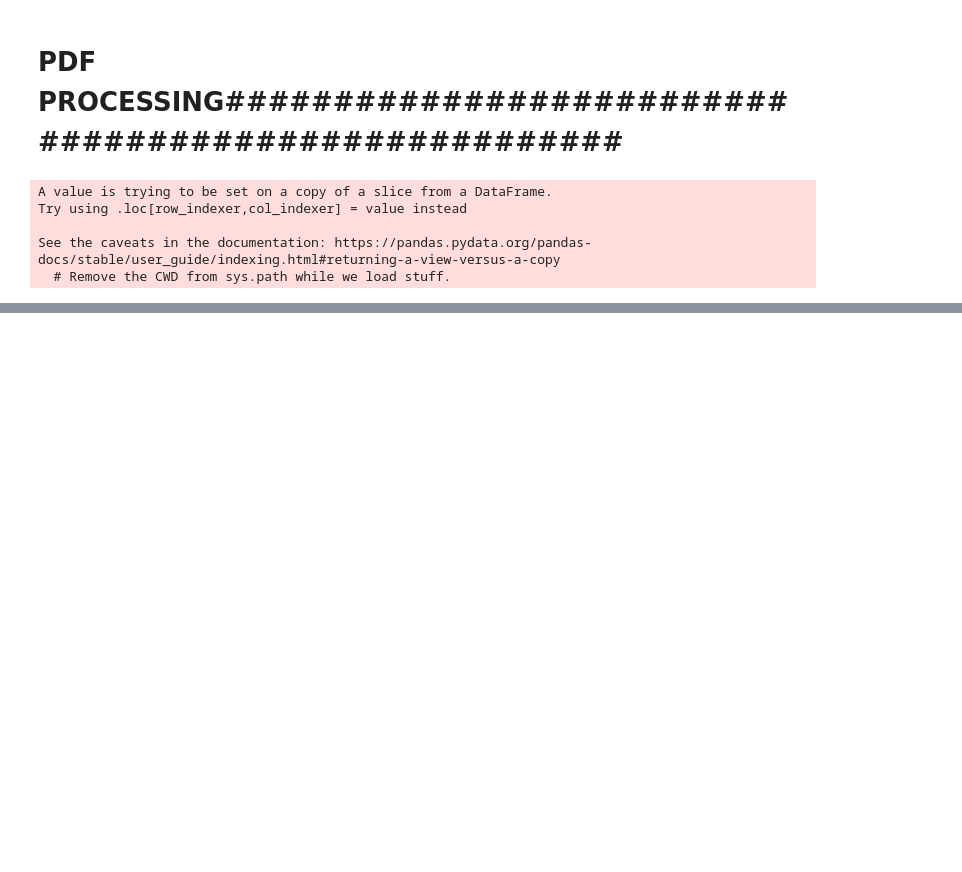
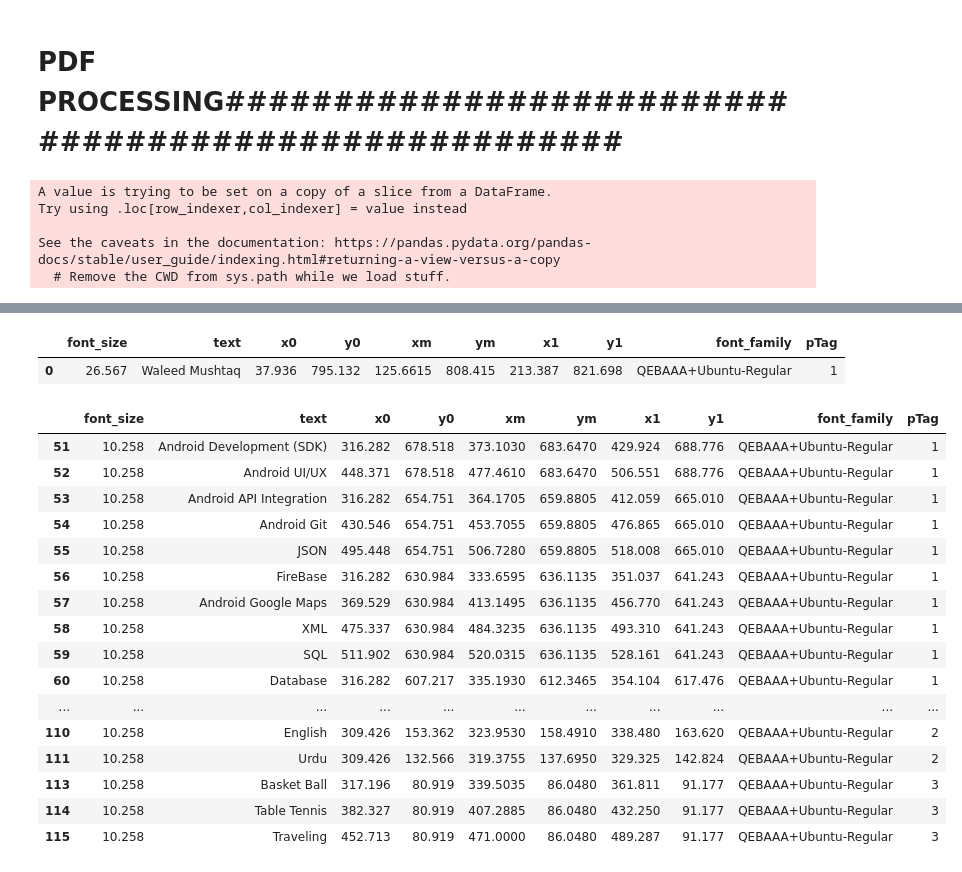
Before and after one commit to strikerhac/pdf_parser, a Jupyter notebook: pdf_parser.ipynb, the cells around one changed output, grey strips where cells are left out. Cells and saved outputs as stored; diff of their text form; code cells hidden in the pictures; blank space fills up the shorter version.

```diff
--- a/pdf_parser.ipynb
+++ b/pdf_parser.ipynb
@@ -289,0 +328,29 @@ paragraphs[0][1]
+# %%
+df = paragraphs[5][1]#.iloc[[0]]
+s
+for e, g in df.groupby(['pTag']):
+    s=g
+s
+# %% [output]
+|  | font_size | text | x0 | y0 | xm | ym | x1 | y1 | font_family | pTag |
+| 0 | 26.567 | Waleed Mushtaq | 37.936 | 795.132 | 125.6615 | 808.415 | 213.387 | 821.698 | QEBAAA+Ubuntu-Regular | 1 |
+# %%
+paragraphs[0][2]
+# %% [output]
+|  | font_size | text | x0 | y0 | xm | ym | x1 | y1 | font_family | pTag |
+| 51 | 10.258 | Android Development (SDK) | 316.282 | 678.518 | 373.1030 | 683.6470 | 429.924 | 688.776 | QEBAAA+Ubuntu-Regular | 1 |
+| 52 | 10.258 | Android UI/UX | 448.371 | 678.518 | 477.4610 | 683.6470 | 506.551 | 688.776 | QEBAAA+Ubuntu-Regular | 1 |
+| 53 | 10.258 | Android API Integration | 316.282 | 654.751 | 364.1705 | 659.8805 | 412.059 | 665.010 | QEBAAA+Ubuntu-Regular | 1 |
+| 54 | 10.258 | Android Git | 430.546 | 654.751 | 453.7055 | 659.8805 | 476.865 | 665.010 | QEBAAA+Ubuntu-Regular | 1 |
+| 55 | 10.258 | JSON | 495.448 | 654.751 | 506.7280 | 659.8805 | 518.008 | 665.010 | QEBAAA+Ubuntu-Regular | 1 |
+| 56 | 10.258 | FireBase | 316.282 | 630.984 | 333.6595 | 636.1135 | 351.037 | 641.243 | QEBAAA+Ubuntu-Regular | 1 |
+| 57 | 10.258 | Android Google Maps | 369.529 | 630.984 | 413.1495 | 636.1135 | 456.770 | 641.243 | QEBAAA+Ubuntu-Regular | 1 |
+| 58 | 10.258 | XML | 475.337 | 630.984 | 484.3235 | 636.1135 | 493.310 | 641.243 | QEBAAA+Ubuntu-Regular | 1 |
+| 59 | 10.258 | SQL | 511.902 | 630.984 | 520.0315 | 636.1135 | 528.161 | 641.243 | QEBAAA+Ubuntu-Regular | 1 |
+| 60 | 10.258 | Database | 316.282 | 607.217 | 335.1930 | 612.3465 | 354.104 | 617.476 | QEBAAA+Ubuntu-Regular | 1 |
+| ... | ... | ... | ... | ... | ... | ... | ... | ... | ... | ... |
+| 110 | 10.258 | English | 309.426 | 153.362 | 323.9530 | 158.4910 | 338.480 | 163.620 | QEBAAA+Ubuntu-Regular | 2 |
+| 111 | 10.258 | Urdu | 309.426 | 132.566 | 319.3755 | 137.6950 | 329.325 | 142.824 | QEBAAA+Ubuntu-Regular | 2 |
+| 113 | 10.258 | Basket Ball | 317.196 | 80.919 | 339.5035 | 86.0480 | 361.811 | 91.177 | QEBAAA+Ubuntu-Regular | 3 |
+| 114 | 10.258 | Table Tennis | 382.327 | 80.919 | 407.2885 | 86.0480 | 432.250 | 91.177 | QEBAAA+Ubuntu-Regular | 3 |
+| 115 | 10.258 | Traveling | 452.713 | 80.919 | 471.0000 | 86.0480 | 489.287 | 91.177 | QEBAAA+Ubuntu-Regular | 3 |
```
Also changed, not shown: parts of 6 cells of this notebook, 1 other file.
